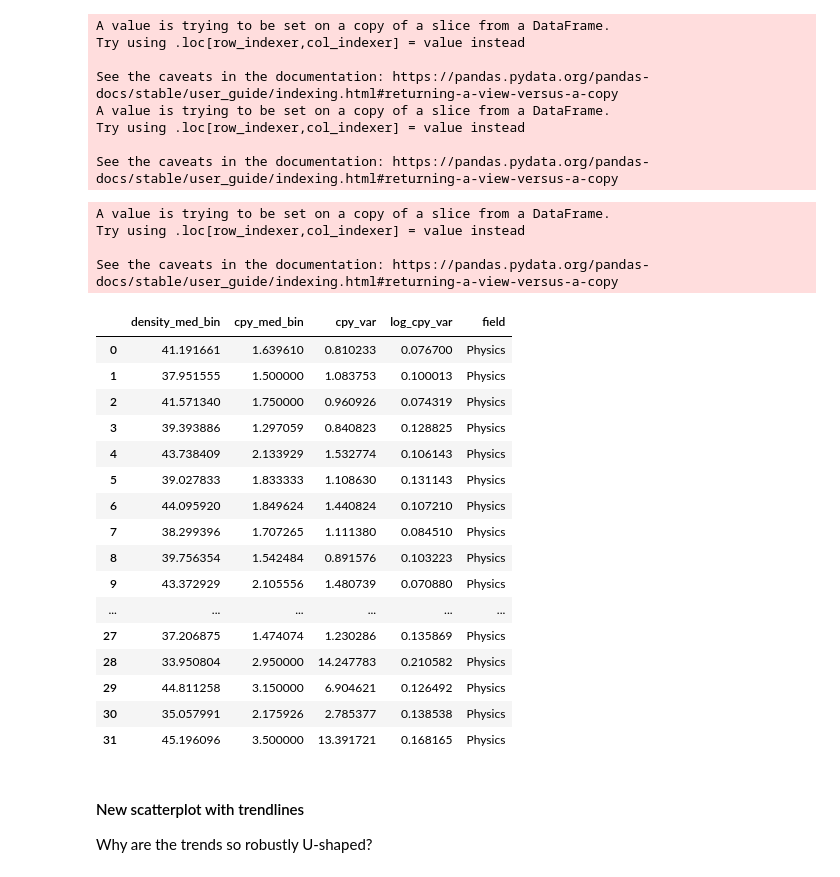
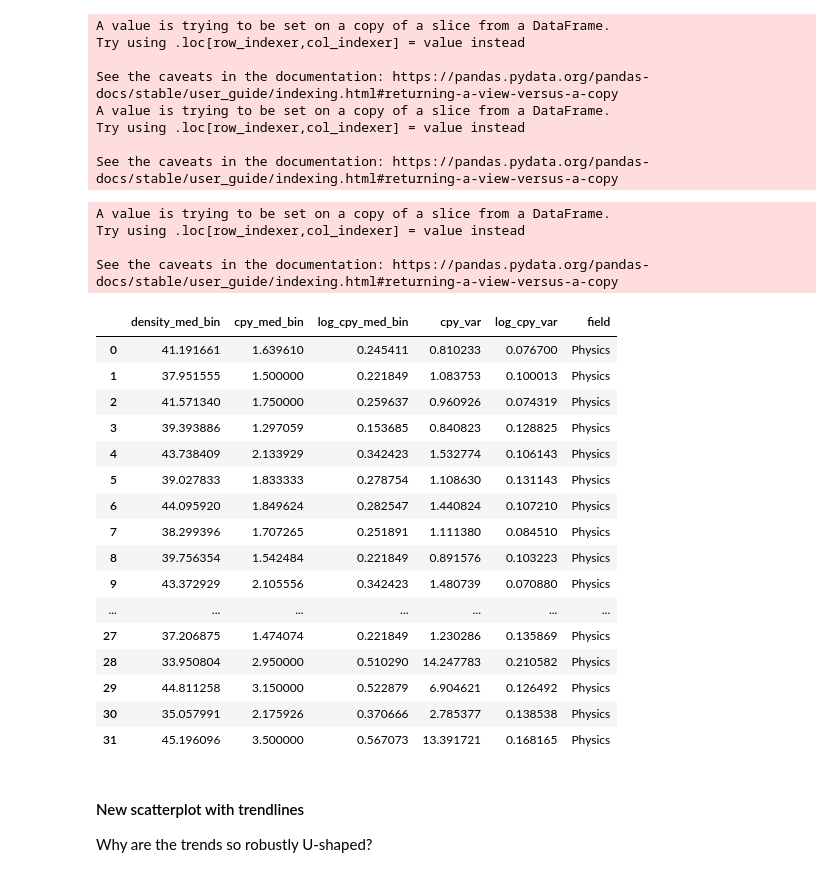
Before and after one commit to nathimel/citesim, a Jupyter notebook: src/notebooks/analysis_scratch.ipynb, the cells around one changed output. Cells and saved outputs as stored; diff of their text form; code cells hidden in the pictures.

```diff
--- a/src/notebooks/analysis_scratch.ipynb
+++ b/src/notebooks/analysis_scratch.ipynb
@@ -174,52 +174,55 @@ def get_df_var(df_in: pd.DataFrame, field: str, num_bins = 100) -> pd.DataFrame:
 
             median_density_in_density_bin = np.nanmedian(data_to_bin["density"])
             median_cpy_in_density_bin = np.nanmedian(data_to_bin["citations_per_year"])
+            median_log_cpy_in_density_bin = np.nanmedian(data_to_bin["log_cpy"])
 
             data.append(
                 (
                     median_density_in_density_bin,
                     median_cpy_in_density_bin,
+                    median_log_cpy_in_density_bin,
                     var_cpy_in_density_bin,
                     var_log_cpy_in_density_bin,
                     field,
                 )
             )
 
     return pd.DataFrame(
         data,
         columns=[
             "density_med_bin",
             "cpy_med_bin",
+            "log_cpy_med_bin",
             "cpy_var",
             "log_cpy_var",
             "field",
         ],
     )
 
 
 get_df_var(df, "Physics")
 # %% [output]
 A value is trying to be set on a copy of a slice from a DataFrame.
 Try using .loc[row_indexer,col_indexer] = value instead
 
 See the caveats in the documentation: https://pandas.pydata.org/pandas-docs/stable/user_guide/indexing.html#returning-a-view-versus-a-copy
-|  | density_med_bin | cpy_med_bin | cpy_var | log_cpy_var | field |
-| 0 | 41.191661 | 1.639610 | 0.810233 | 0.076700 | Physics |
-| 1 | 37.951555 | 1.500000 | 1.083753 | 0.100013 | Physics |
-| 2 | 41.571340 | 1.750000 | 0.960926 | 0.074319 | Physics |
-| 3 | 39.393886 | 1.297059 | 0.840823 | 0.128825 | Physics |
-| 4 | 43.738409 | 2.133929 | 1.532774 | 0.106143 | Physics |
-| 5 | 39.027833 | 1.833333 | 1.108630 | 0.131143 | Physics |
-| 6 | 44.095920 | 1.849624 | 1.440824 | 0.107210 | Physics |
-| 7 | 38.299396 | 1.707265 | 1.111380 | 0.084510 | Physics |
-| 8 | 39.756354 | 1.542484 | 0.891576 | 0.103223 | Physics |
-| 9 | 43.372929 | 2.105556 | 1.480739 | 0.070880 | Physics |
-| ... | ... | ... | ... | ... | ... |
-| 27 | 37.206875 | 1.474074 | 1.230286 | 0.135869 | Physics |
-| 28 | 33.950804 | 2.950000 | 14.247783 | 0.210582 | Physics |
-| 29 | 44.811258 | 3.150000 | 6.904621 | 0.126492 | Physics |
-| 30 | 35.057991 | 2.175926 | 2.785377 | 0.138538 | Physics |
-| 31 | 45.196096 | 3.500000 | 13.391721 | 0.168165 | Physics |
+|  | density_med_bin | cpy_med_bin | log_cpy_med_bin | cpy_var | log_cpy_var | field |
+| 0 | 41.191661 | 1.639610 | 0.245411 | 0.810233 | 0.076700 | Physics |
+| 1 | 37.951555 | 1.500000 | 0.221849 | 1.083753 | 0.100013 | Physics |
+| 2 | 41.571340 | 1.750000 | 0.259637 | 0.960926 | 0.074319 | Physics |
+| 3 | 39.393886 | 1.297059 | 0.153685 | 0.840823 | 0.128825 | Physics |
+| 4 | 43.738409 | 2.133929 | 0.342423 | 1.532774 | 0.106143 | Physics |
+| 5 | 39.027833 | 1.833333 | 0.278754 | 1.108630 | 0.131143 | Physics |
+| 6 | 44.095920 | 1.849624 | 0.282547 | 1.440824 | 0.107210 | Physics |
+| 7 | 38.299396 | 1.707265 | 0.251891 | 1.111380 | 0.084510 | Physics |
+| 8 | 39.756354 | 1.542484 | 0.221849 | 0.891576 | 0.103223 | Physics |
+| 9 | 43.372929 | 2.105556 | 0.342423 | 1.480739 | 0.070880 | Physics |
+| ... | ... | ... | ... | ... | ... | ... |
+| 27 | 37.206875 | 1.474074 | 0.221849 | 1.230286 | 0.135869 | Physics |
+| 28 | 33.950804 | 2.950000 | 0.510290 | 14.247783 | 0.210582 | Physics |
+| 29 | 44.811258 | 3.150000 | 0.522879 | 6.904621 | 0.126492 | Physics |
+| 30 | 35.057991 | 2.175926 | 0.370666 | 2.785377 | 0.138538 | Physics |
+| 31 | 45.196096 | 3.500000 | 0.567073 | 13.391721 | 0.168165 | Physics |
 # %% [markdown]
 #### New scatterplot with trendlines
 
```
Also changed, not shown: parts of 1 cell of this notebook.
